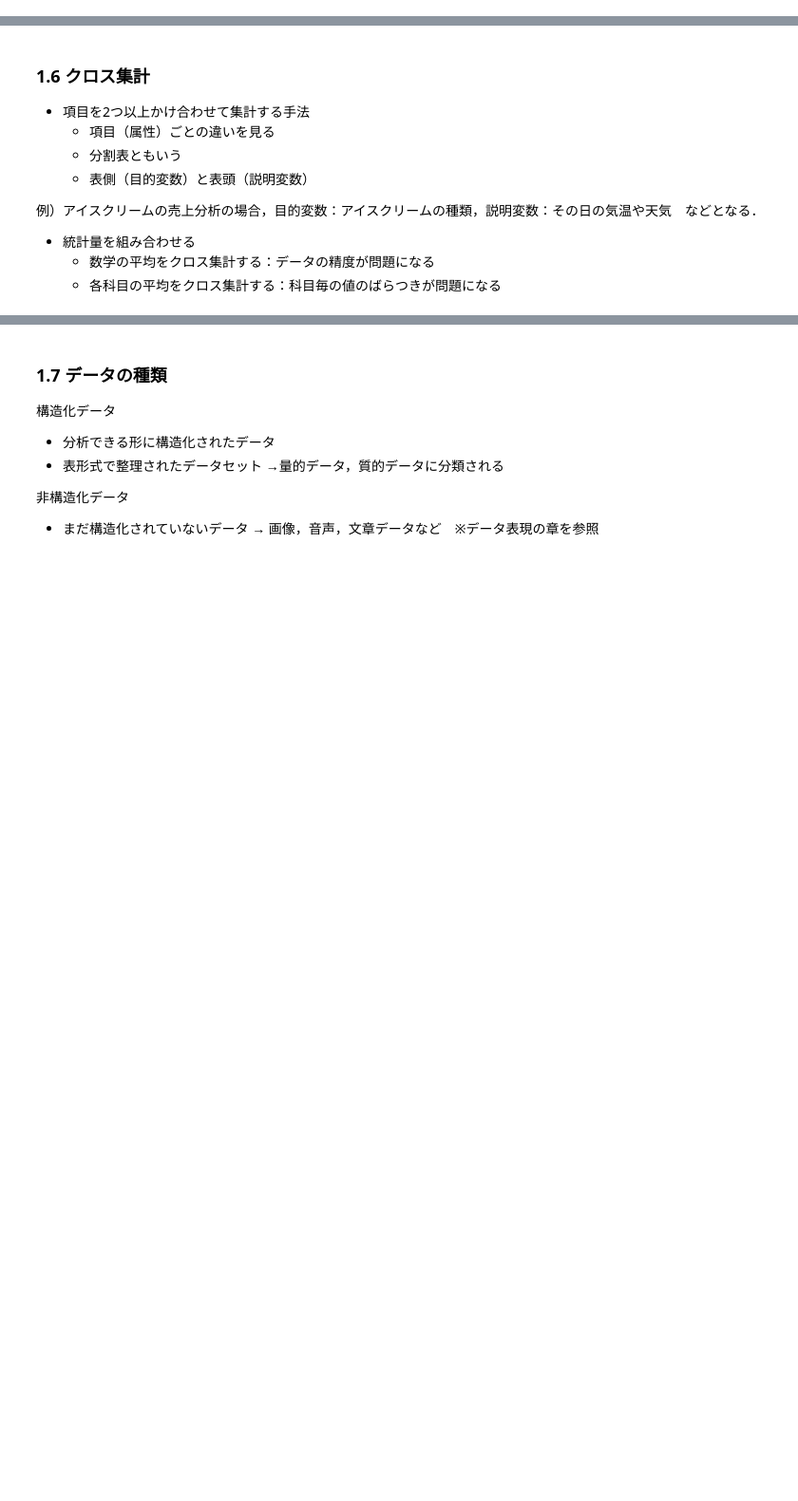
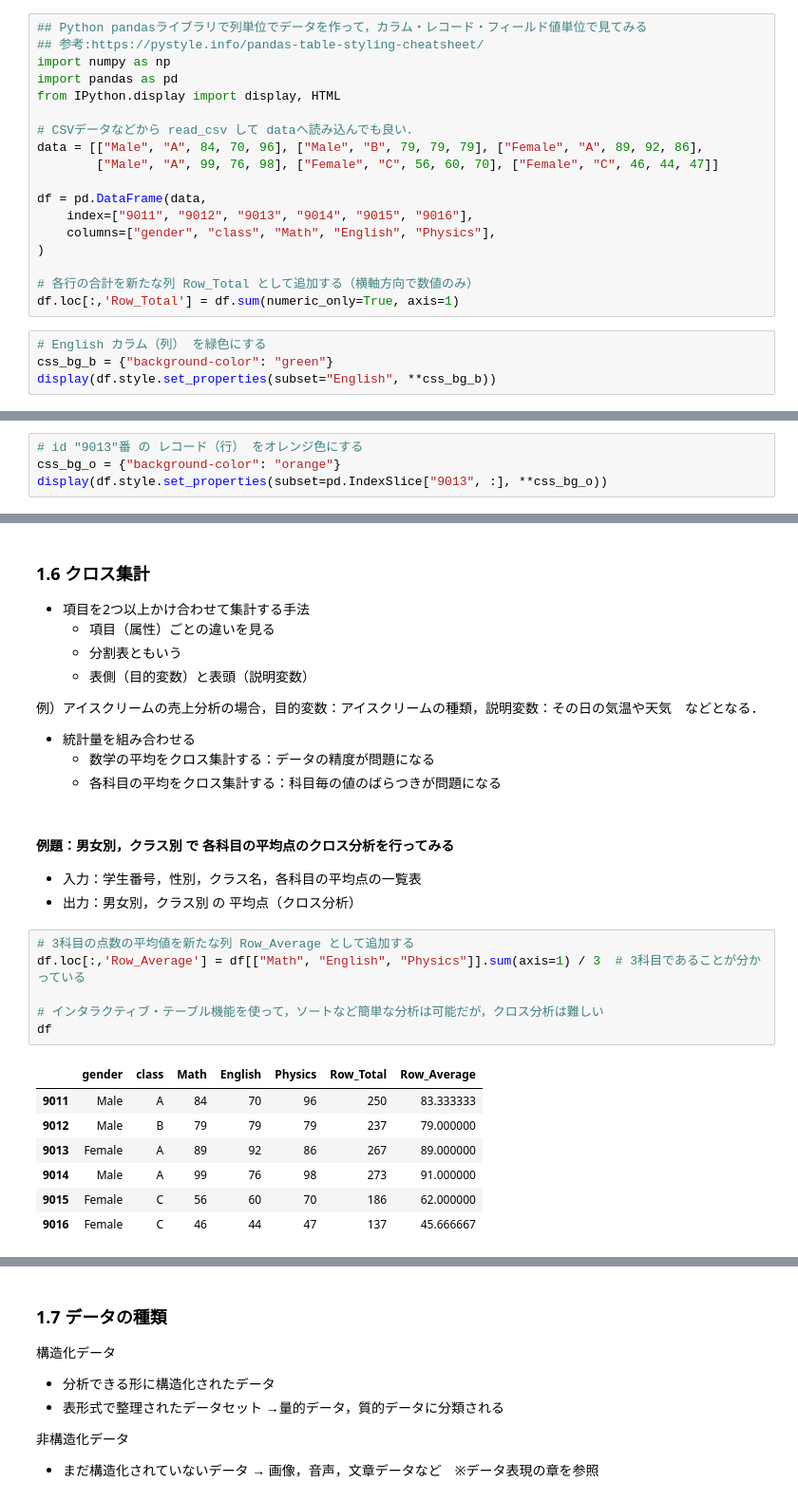
Before and after one commit to MDASH-shinshu/MDASH-T-DE, a Jupyter notebook: 5/5_data_processing_colab.ipynb, the cells around one changed output, grey strips where cells are left out. Shown at 95% size. Cells and saved outputs as stored; diff of their text form; blank space fills up the shorter version.

```diff
--- a/5/5_data_processing_colab.ipynb
+++ b/5/5_data_processing_colab.ipynb
@@ -40,0 +42,22 @@
+# %%
+## Python pandasライブラリで列単位でデータを作って，カラム・レコード・フィールド値単位で見てみる
+## 参考:https://pystyle.info/pandas-table-styling-cheatsheet/
+import numpy as np
+import pandas as pd
+from IPython.display import display, HTML
+
+# CSVデータなどから read_csv して dataへ読み込んでも良い．
+data = [["Male", "A", 84, 70, 96], ["Male", "B", 79, 79, 79], ["Female", "A", 89, 92, 86],
+        ["Male", "A", 99, 76, 98], ["Female", "C", 56, 60, 70], ["Female", "C", 46, 44, 47]]
+
+df = pd.DataFrame(data,
+    index=["9011", "9012", "9013", "9014", "9015", "9016"],
+    columns=["gender", "class", "Math", "English", "Physics"],
+)
+
+# 各行の合計を新たな列 Row_Total として追加する（横軸方向で数値のみ）
+df.loc[:,'Row_Total'] = df.sum(numeric_only=True, axis=1)
+# %%
+# English カラム（列） を緑色にする
+css_bg_b = {"background-color": "green"}
+display(df.style.set_properties(subset="English", **css_bg_b))
@@ -40,0 +72,4 @@
+# %%
+# id "9013"番 の レコード（行） をオレンジ色にする
+css_bg_o = {"background-color": "orange"}
+display(df.style.set_properties(subset=pd.IndexSlice["9013", :], **css_bg_o))
@@ -99,3 +215,22 @@
 * 統計量を組み合わせる
     * 数学の平均をクロス集計する：データの精度が問題になる
     * 各科目の平均をクロス集計する：科目毎の値のばらつきが問題になる
+# %% [markdown]
+#### 例題：男女別，クラス別 で 各科目の平均点のクロス分析を行ってみる
+
+* 入力：学生番号，性別，クラス名，各科目の平均点の一覧表
+* 出力：男女別，クラス別 の 平均点（クロス分析）
+# %%
+# 3科目の点数の平均値を新たな列 Row_Average として追加する
+df.loc[:,'Row_Average'] = df[["Math", "English", "Physics"]].sum(axis=1) / 3  # 3科目であることが分かっている
+
+# インタラクティブ・テーブル機能を使って，ソートなど簡単な分析は可能だが，クロス分析は難しい
+df
+# %% [output]
+|  | gender | class | Math | English | Physics | Row_Total | Row_Average |
+| 9011 | Male | A | 84 | 70 | 96 | 250 | 83.333333 |
+| 9012 | Male | B | 79 | 79 | 79 | 237 | 79.000000 |
+| 9013 | Female | A | 89 | 92 | 86 | 267 | 89.000000 |
+| 9014 | Male | A | 99 | 76 | 98 | 273 | 91.000000 |
+| 9015 | Female | C | 56 | 60 | 70 | 186 | 62.000000 |
+| 9016 | Female | C | 46 | 44 | 47 | 137 | 45.666667 |
```
Also changed, not shown: parts of 24 cells of this notebook.
